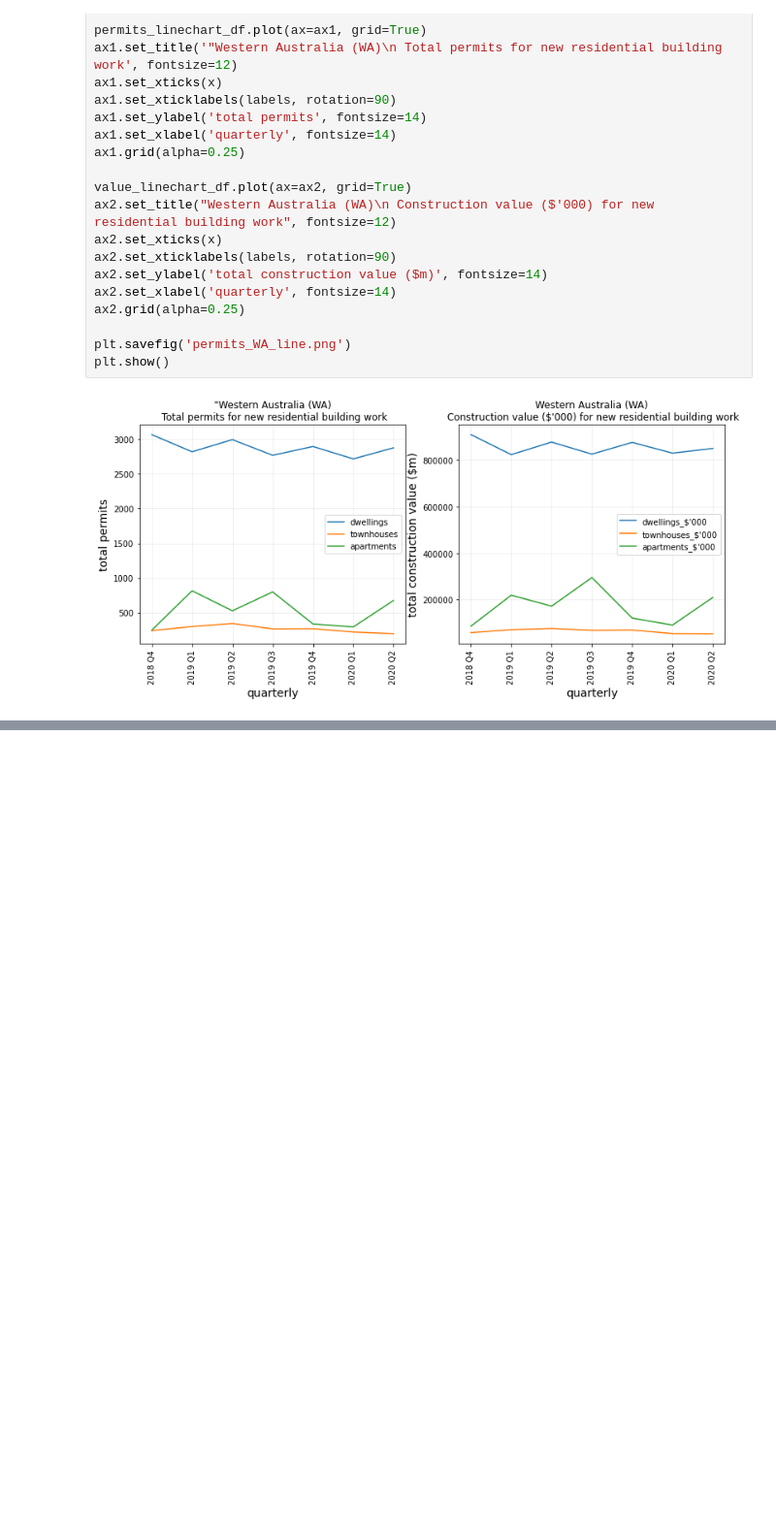
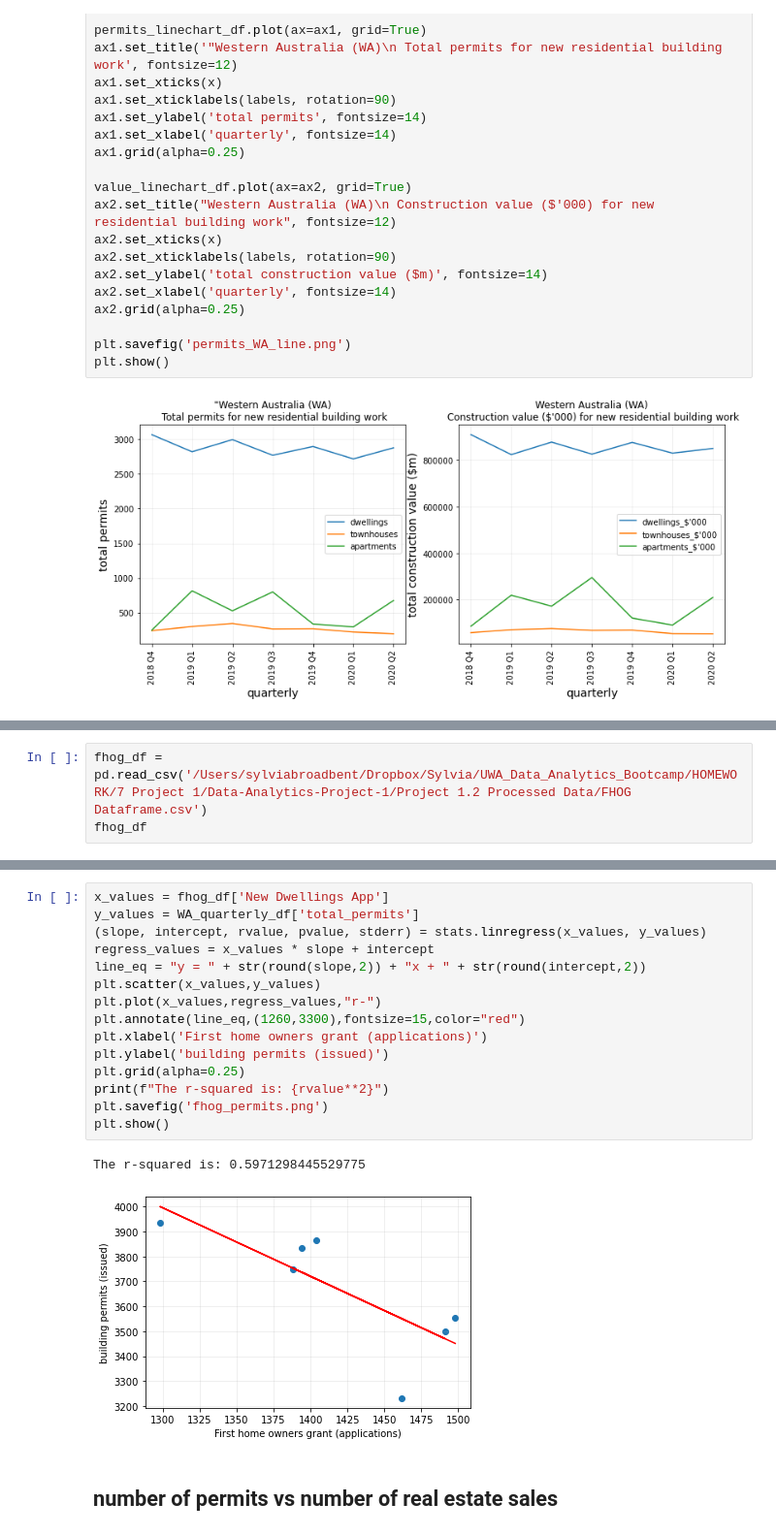
Before and after one commit to Supasyl/Data-Analytics-Project-1, a Jupyter notebook: Project 1.3 Notebooks/Residential permits main.ipynb, the cells around one changed output, grey strips where cells are left out. Shown: that part at 97% size. Drawn from its saved outputs; the diff is of its cells as text; blank space fills up the shorter version.

```diff
--- a/Project 1.3 Notebooks/Residential permits main.ipynb
+++ b/Project 1.3 Notebooks/Residential permits main.ipynb
@@ -146,0 +151,3 @@ plt.show()
+# %%
+fhog_df = pd.read_csv('/Users/sylviabroadbent/Dropbox/Sylvia/UWA_Data_Analytics_Bootcamp/HOMEWORK/7 Project 1/Data-Analytics-Project-1/Project 1.2 Processed Data/FHOG Dataframe.csv')
+fhog_df
@@ -146,0 +163,20 @@ plt.show()
+# %%
+x_values = fhog_df['New Dwellings App']
+y_values = WA_quarterly_df['total_permits']
+(slope, intercept, rvalue, pvalue, stderr) = stats.linregress(x_values, y_values)
+regress_values = x_values * slope + intercept
+line_eq = "y = " + str(round(slope,2)) + "x + " + str(round(intercept,2))
+plt.scatter(x_values,y_values)
+plt.plot(x_values,regress_values,"r-")
+plt.annotate(line_eq,(1260,3300),fontsize=15,color="red")
+plt.xlabel('First home owners grant (applications)')
+plt.ylabel('building permits (issued)')
+plt.grid(alpha=0.25)
+print(f"The r-squared is: {rvalue**2}")
+plt.savefig('fhog_permits.png')
+plt.show()
+# %% [output]
+The r-squared is: 0.5971298445529775
+[figure, added]
+# %% [markdown]
+## number of permits vs number of real estate sales
```
Also changed, not shown: parts of 4 cells of this notebook, 7 other files.
